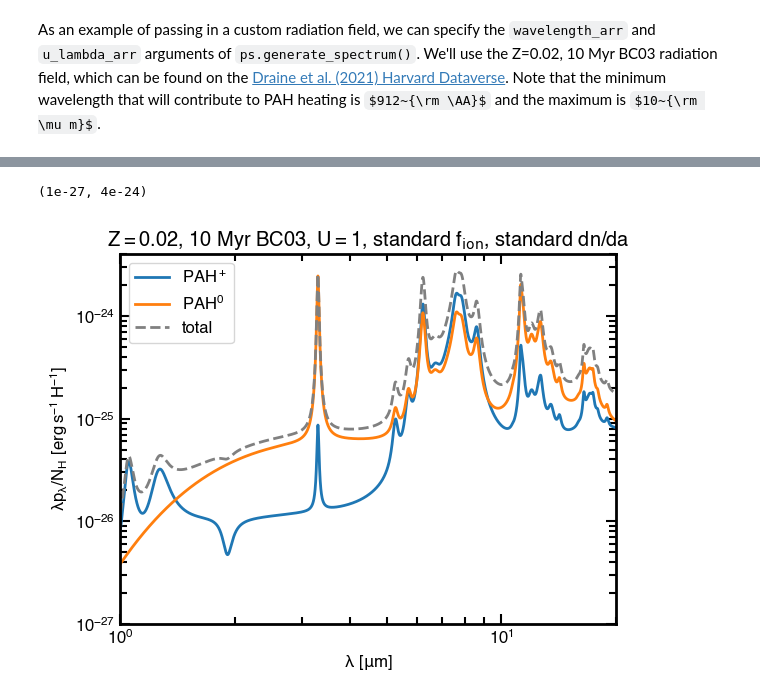
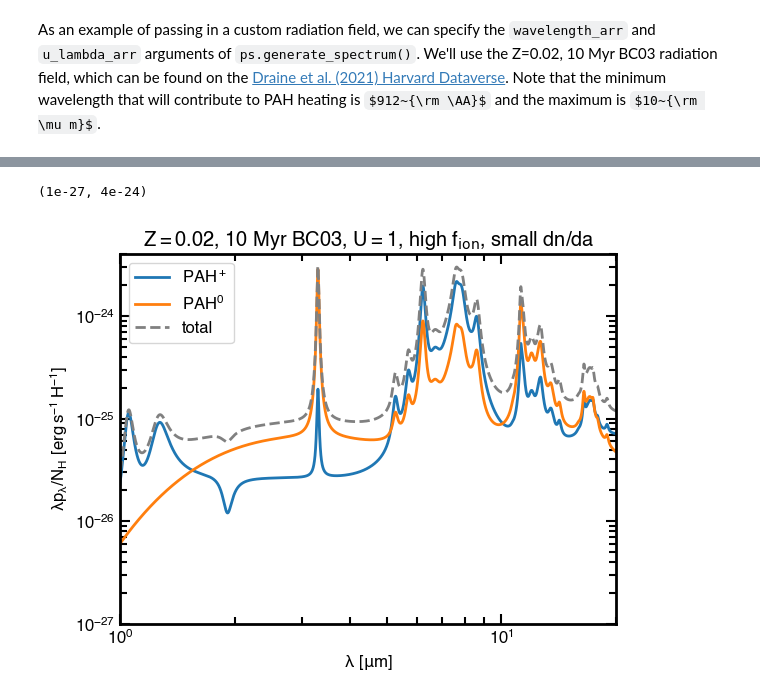
Before and after one commit to helenarichie/pah_spec, a Jupyter notebook: examples/generate_spectrum_example.ipynb, the cells around one changed output, grey strips where cells are left out. Cells and saved outputs as stored; diff of their text form; code cells hidden in the pictures; some formulas as TeX source.

```diff
--- a/examples/generate_spectrum_example.ipynb
+++ b/examples/generate_spectrum_example.ipynb
@@ -219,3 +247,6 @@ wavelength_u_arr_bc03 = df["(um)"].to_numpy() * u.um
 u_lambda_arr_bc03 = (
     df["(erg"].to_numpy() * (u.erg / u.cm**3) / wavelength_u_arr_bc03.to(u.cm)
 )
+
+# define size distribution
+dn_sm_hi = pah_spec.calc_dn(ps.grain_sizes, size_dist="sm", ion_frac="hi")
@@ -222,32 +285,32 @@ u_lambda_arr_bc03 = (
 # %%
-# specify the radiation field arguments
+# specify the radiation field and size distribution arguments
 spectrum_neu_bc03, spectrum_ion_bc03 = ps.generate_spectrum(
-    wavelength_arr=wavelength_u_arr_bc03, u_lambda_arr=u_lambda_arr_bc03
+    wavelength_arr=wavelength_u_arr_bc03, u_lambda_arr=u_lambda_arr_bc03, size_dist_neu=dn_sm_hi[0], size_dist_ion=dn_sm_hi[1]
 )
 # %%
 plt.loglog(
     ps.emission_wavelengths,
     spectrum_ion_bc03 * ps.emission_wavelengths.to(u.cm),
     label=r"$PAH^+$",
 )
 plt.loglog(
     ps.emission_wavelengths,
     spectrum_neu_bc03 * ps.emission_wavelengths.to(u.cm),
     label=r"$PAH^0$",
 )
 plt.loglog(
     ps.emission_wavelengths,
     (spectrum_ion_bc03 + spectrum_neu_bc03) * ps.emission_wavelengths.to(u.cm),
     label="total",
     linestyle="--",
     color="grey",
 )
 plt.legend()
 plt.xlabel(r"$\lambda~[\mu m]$")
 plt.ylabel(r"$\lambda p_\lambda/N_H~[erg\,s^{-1}\,H^{-1}]$")
-plt.title(r"$Z=0.02$, 10 Myr BC03, $U=1$, standard $f_{\rm ion}$, standard $dn/da$")
+plt.title(r"$Z=0.02$, 10 Myr BC03, $U=1$, high $f_{\rm ion}$, small $dn/da$")
 plt.xlim(1, 20)
 plt.ylim(1e-27, 4e-24)
 # %% [output]
 (1e-27, 4e-24)
-[figure, old version]
+[figure, new version]
```
Also changed, not shown: parts of 10 cells of this notebook, 3 other files.
